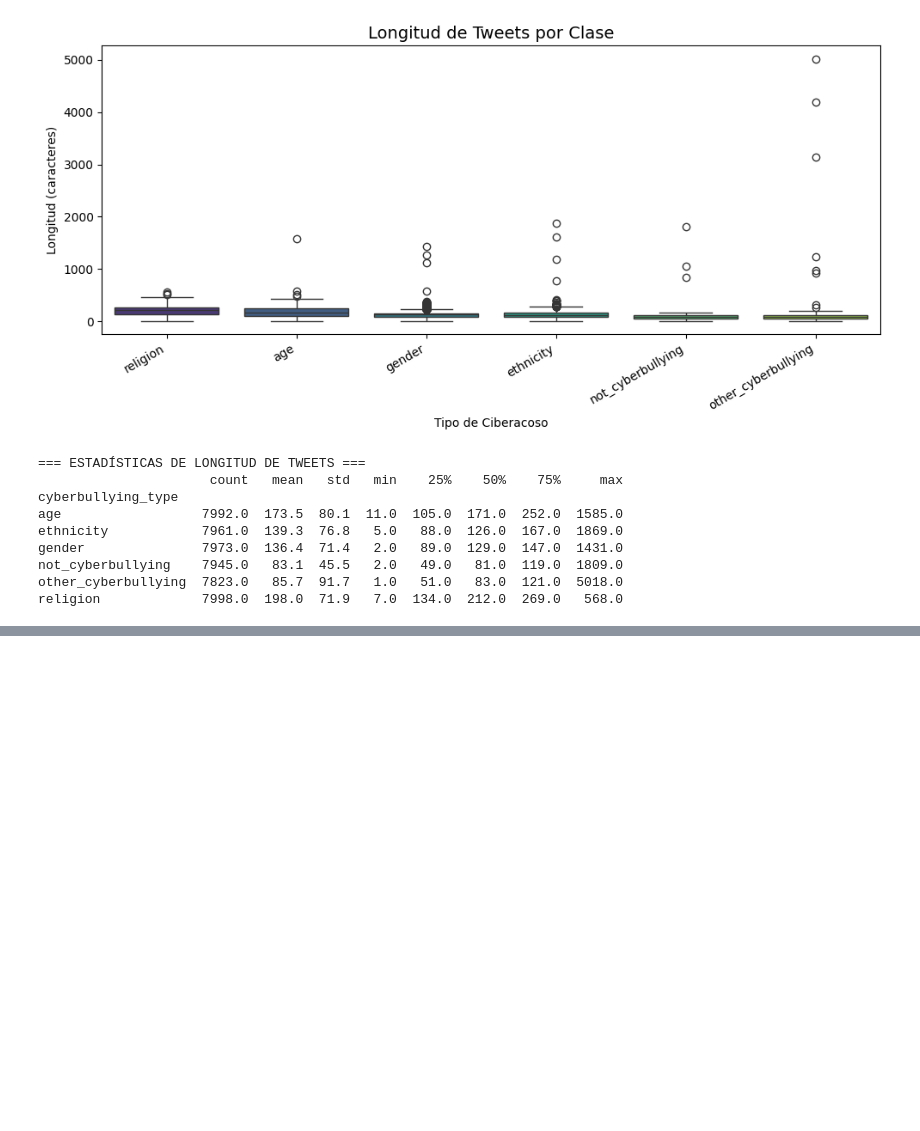
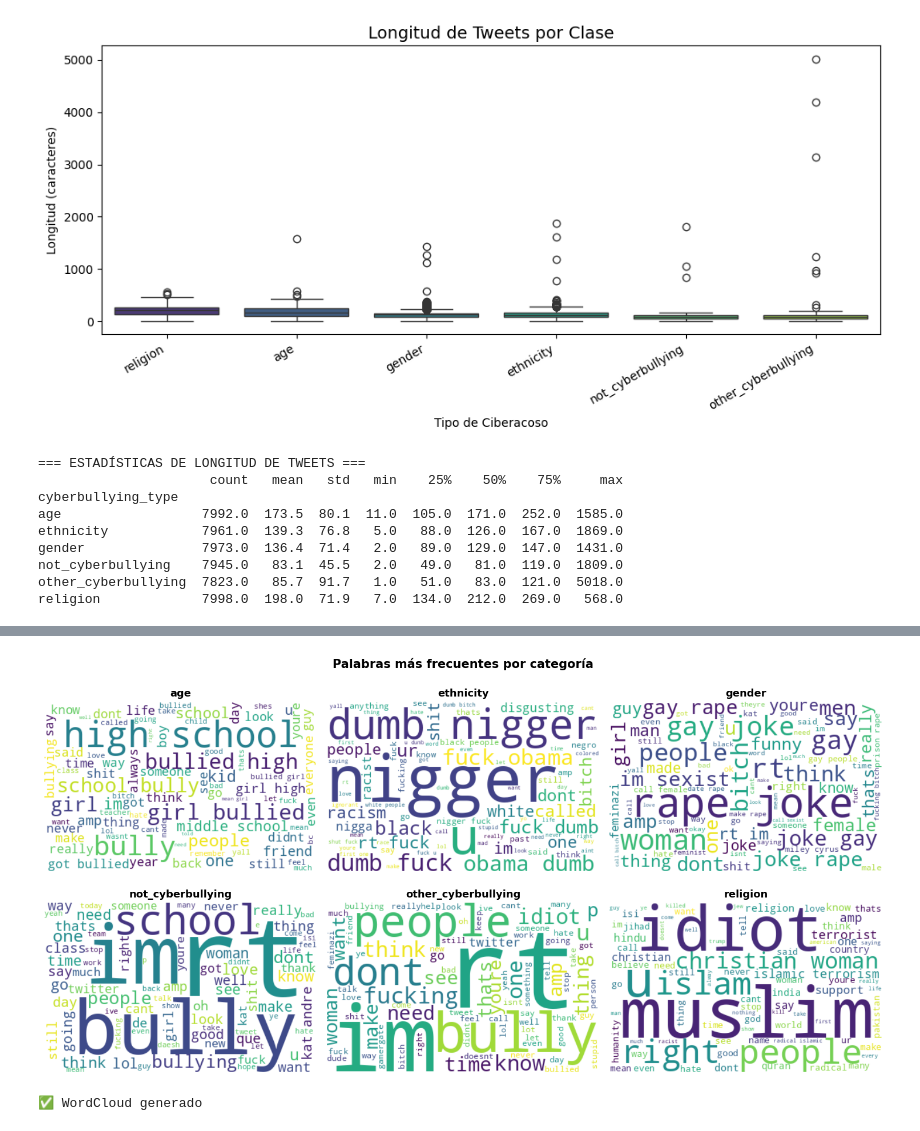
Before and after one commit to Hugo2049/ia-proyecto-1, a Jupyter notebook: proyecto.ipynb, the cells around one changed output, grey strips where cells are left out. Drawn from its saved outputs; the diff is of its cells as text; code cells hidden in the pictures; blank space fills up the shorter version.

```diff
--- a/proyecto.ipynb
+++ b/proyecto.ipynb
@@ -416,0 +528,26 @@ other_cyberbullying       0.49      0.47      0.48      1514
+# %%
+# ============================================================
+# CELDA 10 - WordCloud por categoría (para el reporte)
+# ============================================================
+from wordcloud import WordCloud
+
+categorias = df['cyberbullying_type'].unique()
+fig, axes = plt.subplots(2, 3, figsize=(15, 8))
+axes = axes.flatten()
+
+for i, categoria in enumerate(sorted(categorias)):
+    texto = ' '.join(df[df['cyberbullying_type'] == categoria]['tweet_clean'])
+    wc = WordCloud(width=400, height=250, background_color='white',
+                   max_words=80, colormap='viridis').generate(texto)
+    axes[i].imshow(wc, interpolation='bilinear')
+    axes[i].axis('off')
+    axes[i].set_title(categoria, fontsize=13, fontweight='bold')
+
+plt.suptitle('Palabras más frecuentes por categoría', fontsize=15, fontweight='bold')
+plt.tight_layout()
+plt.savefig('wordcloud_categorias.png', dpi=150)
+plt.show()
+print("✅ WordCloud generado")
+# %% [output]
+[figure, added]
+✅ WordCloud generado
```
Also changed, not shown: parts of 12 cells of this notebook, 14 other files.
